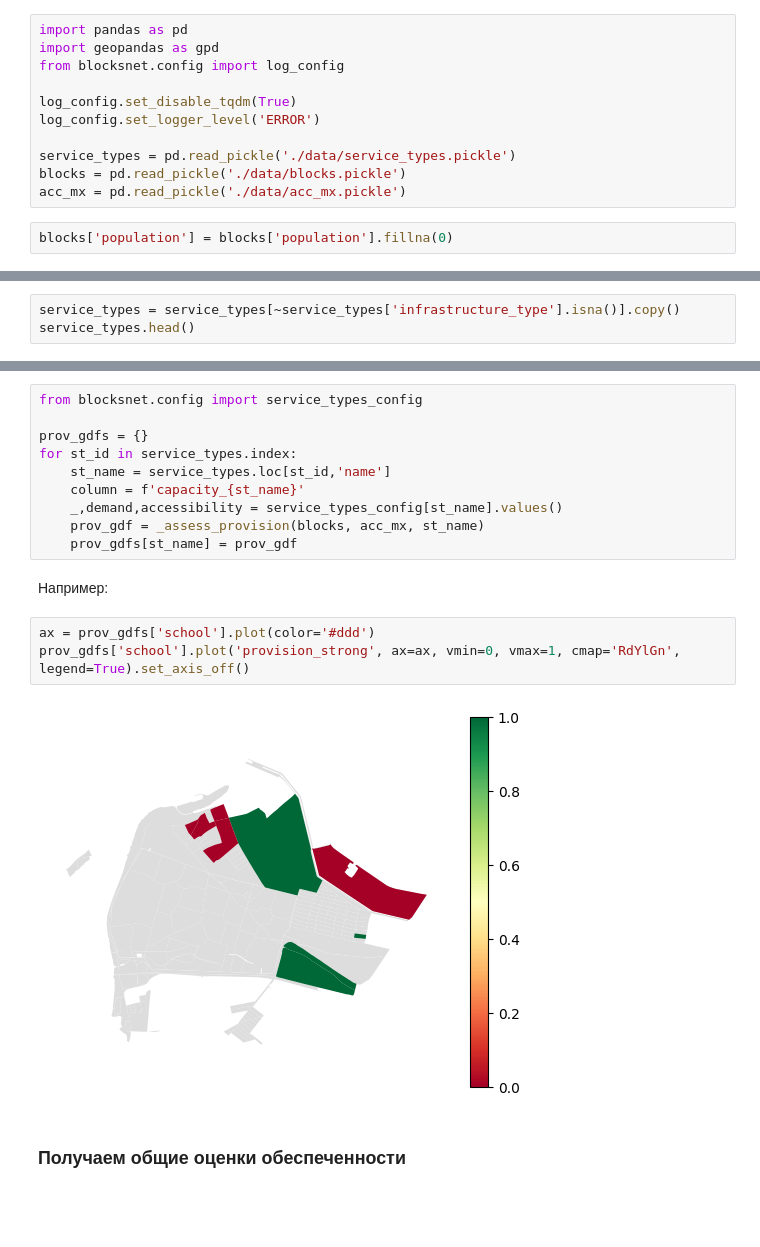
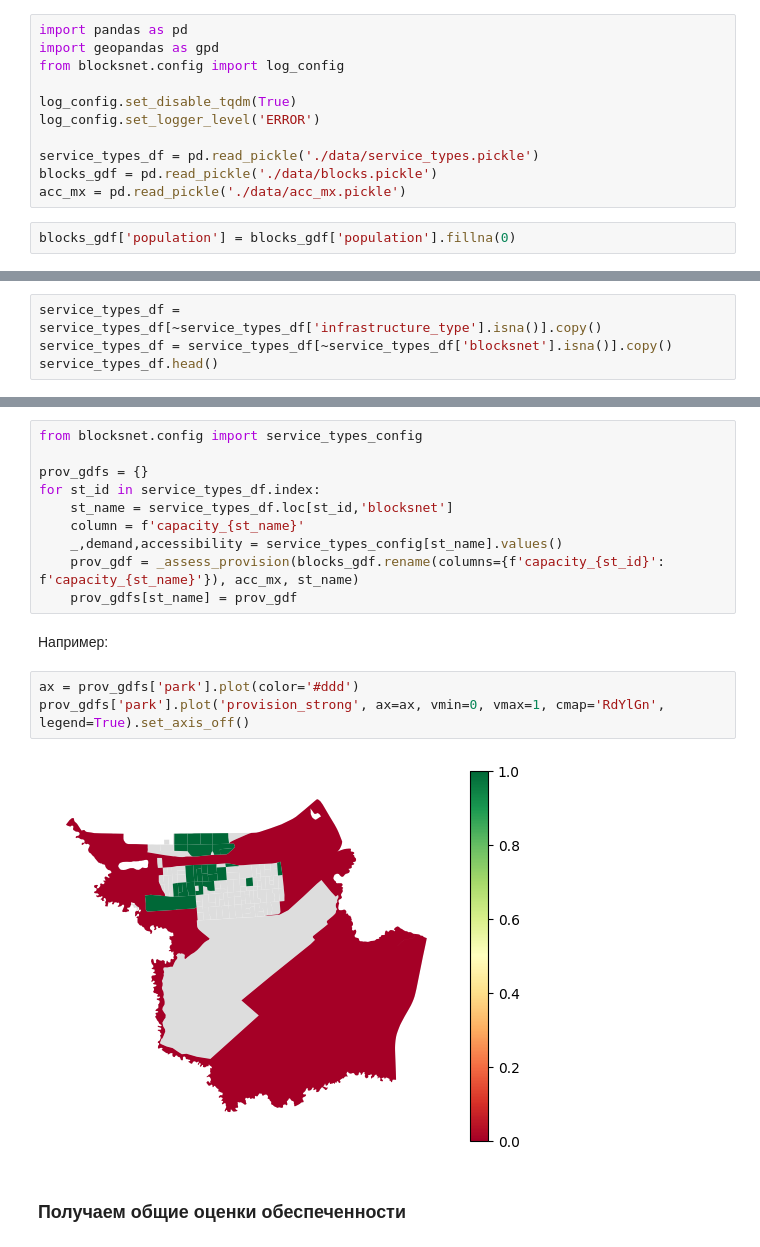
Before and after one commit to vasilstar97/prostor-examples, a Jupyter notebook: examples/Ф35 и Ф26.ipynb, the cells around one changed output, grey strips where cells are left out. Saved outputs shown, nothing was run; the diff lists cells and outputs as text; blank space fills up the shorter version.

```diff
--- a/examples/Ф35 и Ф26.ipynb
+++ b/examples/Ф35 и Ф26.ipynb
@@ -14,11 +14,11 @@ from blocksnet.config import log_config
 log_config.set_disable_tqdm(True)
 log_config.set_logger_level('ERROR')
 
-service_types = pd.read_pickle('./data/service_types.pickle')
-blocks = pd.read_pickle('./data/blocks.pickle')
+service_types_df = pd.read_pickle('./data/service_types.pickle')
+blocks_gdf = pd.read_pickle('./data/blocks.pickle')
 acc_mx = pd.read_pickle('./data/acc_mx.pickle')
 # %%
-blocks['population'] = blocks['population'].fillna(0)
+blocks_gdf['population'] = blocks_gdf['population'].fillna(0)
 # %% [markdown]
 ### 1.1. Подготовка списка сервисов
 
@@ -26,4 +26,5 @@ blocks['population'] = blocks['population'].fillna(0)
 # %%
-service_types = service_types[~service_types['infrastructure_type'].isna()].copy()
-service_types.head()
+service_types_df = service_types_df[~service_types_df['infrastructure_type'].isna()].copy()
+service_types_df = service_types_df[~service_types_df['blocksnet'].isna()].copy()
+service_types_df.head()
 # %% [output]
@@ -67,19 +68,19 @@ def _assess_provision(blocks : pd.DataFrame, acc_mx : pd.DataFrame, service_type
 from blocksnet.config import service_types_config
 
 prov_gdfs = {}
-for st_id in service_types.index:
-    st_name = service_types.loc[st_id,'name']
+for st_id in service_types_df.index:
+    st_name = service_types_df.loc[st_id,'blocksnet']
     column = f'capacity_{st_name}'
     _,demand,accessibility = service_types_config[st_name].values()
-    prov_gdf = _assess_provision(blocks, acc_mx, st_name)
+    prov_gdf = _assess_provision(blocks_gdf.rename(columns={f'capacity_{st_id}': f'capacity_{st_name}'}), acc_mx, st_name)
     prov_gdfs[st_name] = prov_gdf
 # %% [markdown]
 Например:
 # %%
-ax = prov_gdfs['school'].plot(color='#ddd')
-prov_gdfs['school'].plot('provision_strong', ax=ax, vmin=0, vmax=1, cmap='RdYlGn', legend=True).set_axis_off()
+ax = prov_gdfs['park'].plot(color='#ddd')
+prov_gdfs['park'].plot('provision_strong', ax=ax, vmin=0, vmax=1, cmap='RdYlGn', legend=True).set_axis_off()
 # %% [output]
-[figure, old version]
+[figure, new version]
 # %% [markdown]
 ### Получаем общие оценки обеспеченности
 # %%
```
Also changed, not shown: parts of 20 cells of this notebook, 2 other files.
